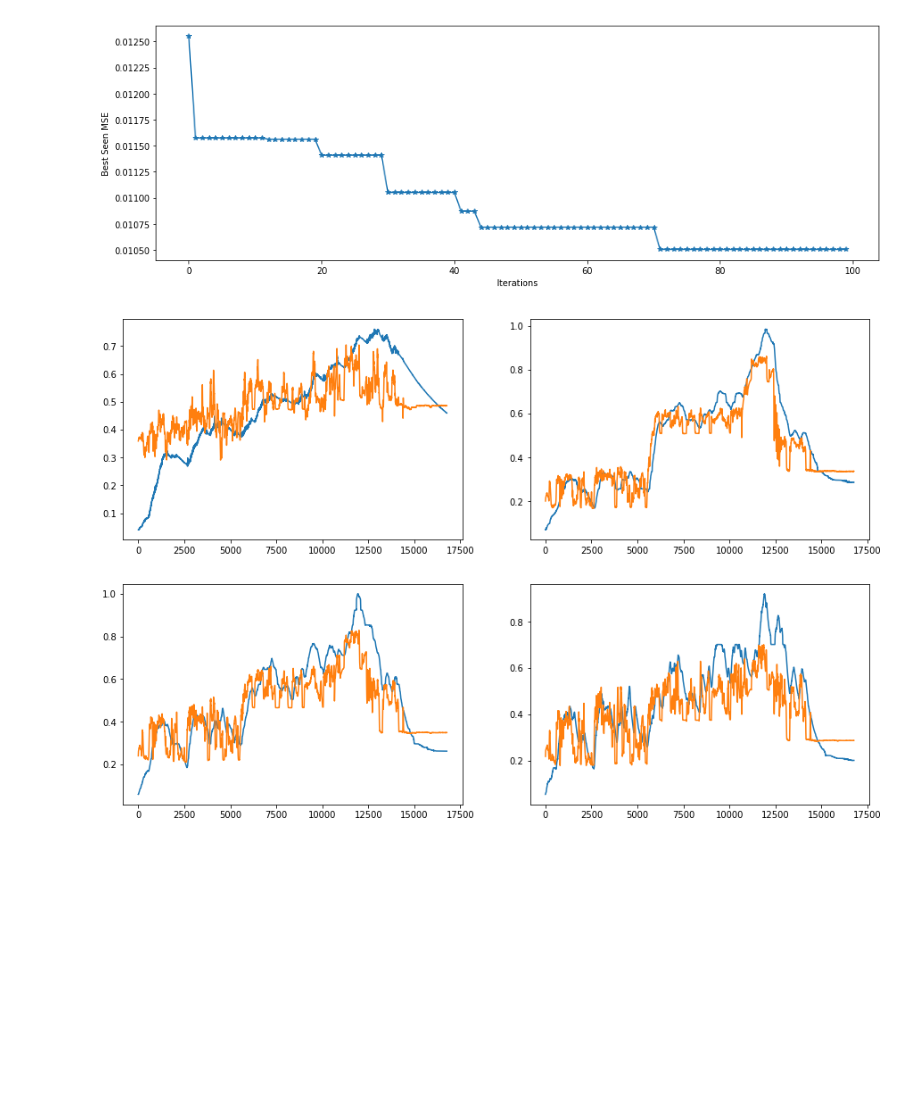
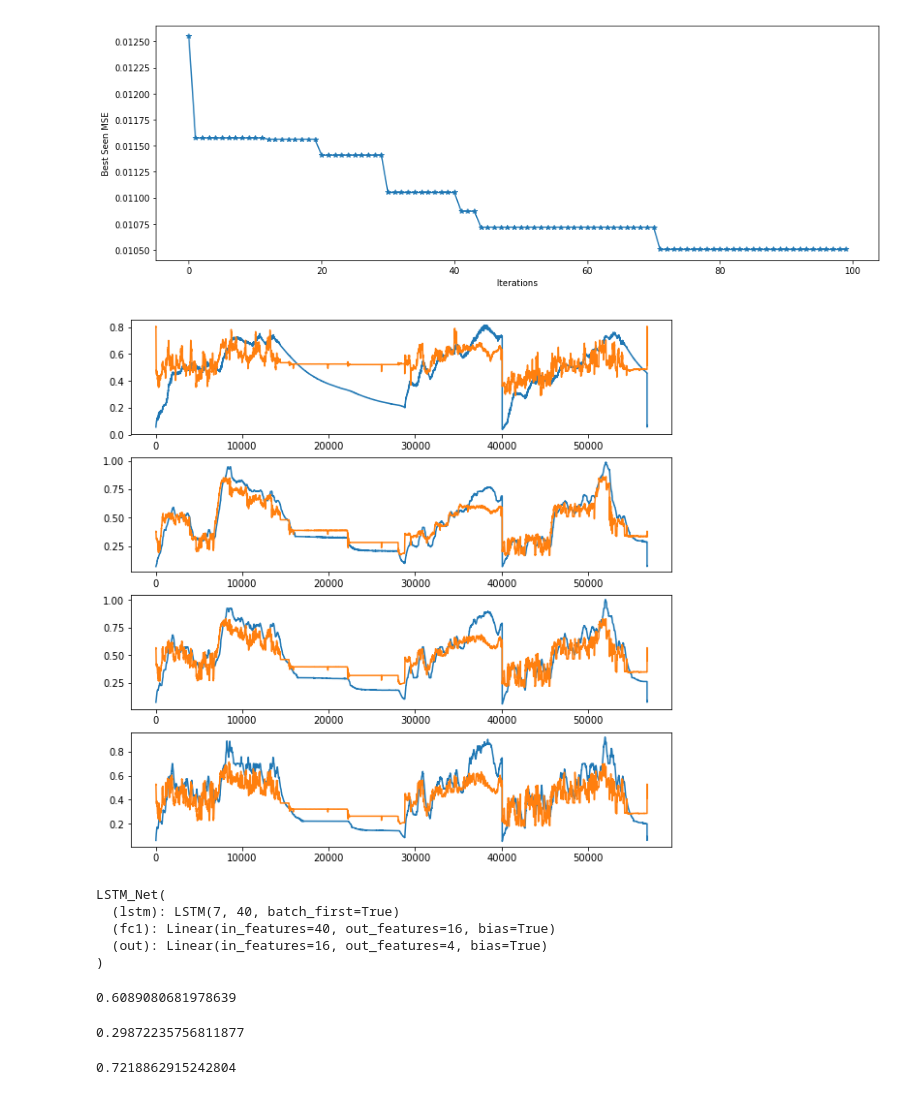
Before and after one commit to moiraghif/Electric-Motor-Temperature, a Jupyter notebook: SecondTaskCNN_LSTM.ipynb, the cells around one changed output. Saved outputs shown, nothing was run; the diff lists cells and outputs as text; code cells hidden in the pictures; blank space fills up the shorter version.

```diff
--- a/SecondTaskCNN_LSTM.ipynb
+++ b/SecondTaskCNN_LSTM.ipynb
@@ -292,11 +292,12 @@ plt.show()
 # %% [output]
 [figure]
 # %%
-test_n = 1
+#test_n = 1
 look_back = 20
 
-test_gen = dataloader([df_test[test_n].values], look_back, shuffle=False)
-size = df_test[test_n].shape[0]
+test_gen = dataloader([df.values for df in df_test], look_back, shuffle=False)
+size = np.sum(df.shape[0] for df in df_test)
+
 
 batch_size = 510
 
@@ -533,11 +534,11 @@ plt.show()
 # %% [output]
 [figure]
 # %%
-test_n = 1
+#test_n = 1
 look_back = 20
 
-test_gen = dataloader([df_test[test_n].values], look_back, shuffle=False)
-size = df_test[test_n].shape[0]
+test_gen = dataloader([df.values for df in df_test], look_back, shuffle=False)
+size = np.sum(df.shape[0] for df in df_test)
 
 batch_size = 510
 
@@ -782,11 +783,11 @@ plt.show()
 # %% [output]
 [figure]
 # %%
-test_n = 1
+#test_n = 1
 look_back = 20
 
-test_gen = dataloader([df_test[test_n].values], look_back, shuffle=False)
-size = df_test[test_n].shape[0]
+test_gen = dataloader([df.values for df in df_test], look_back, shuffle=False)
+size = np.sum(df.shape[0] for df in df_test)
 
 batch_size = 510
 
@@ -811,26 +812,34 @@ for x in range(0, size, batch_size):
 y_test = np.array(y_test).reshape(-1,4)
 y_pred_all = y_pred_all.reshape(-1,4)
 # %%
-plt.figure(figsize=(15,10))
+plt.figure(figsize=(10,10))
 
-plt.subplot(221)
+plt.subplot(411)
 plt.plot(y_test[:size - look_back - 1,0])
 plt.plot(y_pred_all[:size - look_back - 1,0])
 
-plt.subplot(222)
+plt.subplot(412)
 plt.plot(y_test[:size - look_back - 1,1])
 plt.plot(y_pred_all[:size - look_back - 1,1])
 
-plt.subplot(223)
+plt.subplot(413)
 plt.plot(y_test[:size - look_back - 1,2])
 plt.plot(y_pred_all[:size - look_back - 1,2])
 
-plt.subplot(224)
+plt.subplot(414)
 plt.plot(y_test[:size - look_back - 1,3])
 plt.plot(y_pred_all[:size - look_back - 1,3])
 plt.show()
 
 
 plt.show()
 # %% [output]
-[figure, old version]
+[figure, new version]
+# %%
+best_model
+# %% [output]
+LSTM_Net(
+  (lstm): LSTM(7, 40, batch_first=True)
+  (fc1): Linear(in_features=40, out_features=16, bias=True)
+  (out): Linear(in_features=16, out_features=4, bias=True)
+)
@@ -836,0 +848,12 @@ plt.show()
+# %%
+r2_score(y_test, y_pred_all)
+# %% [output]
+0.6089080681978639
+# %%
+np.mean(np.abs(y_test - y_pred_all)/y_test)
+# %% [output]
+0.29872235756811877
+# %%
+r2_score(y_test[:,1:4], y_pred_all[:,1:4])
+# %% [output]
+0.7218862915242804
```
Also changed, not shown: parts of 8 cells of this notebook, 7 other files.
